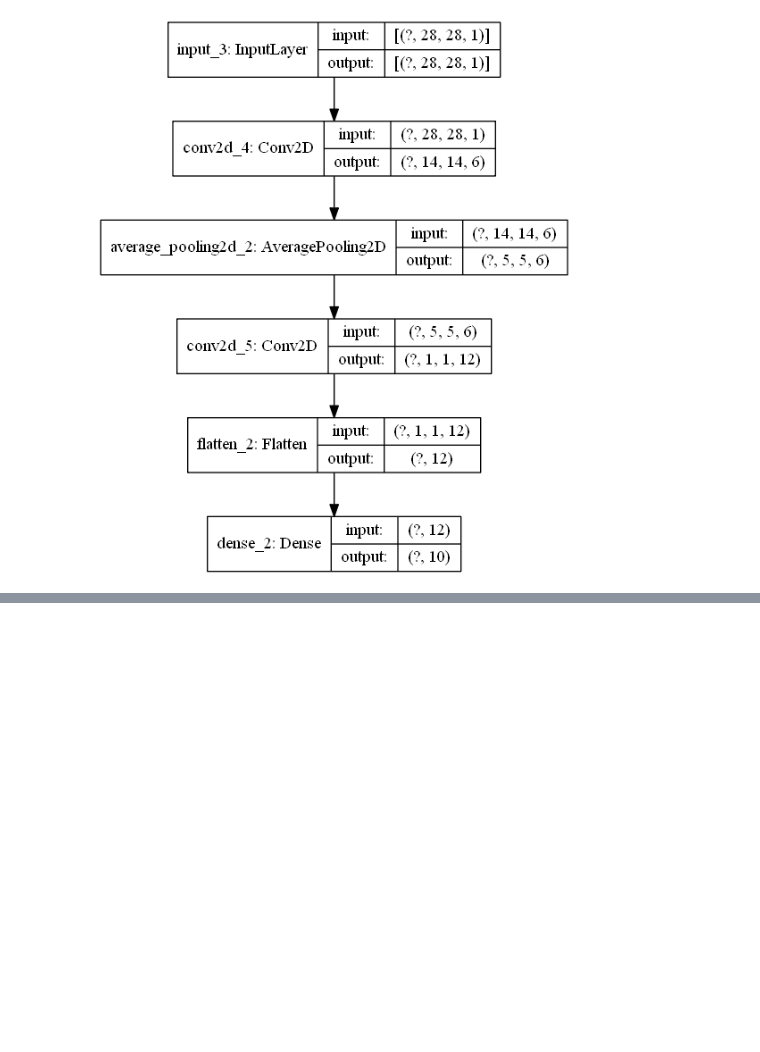
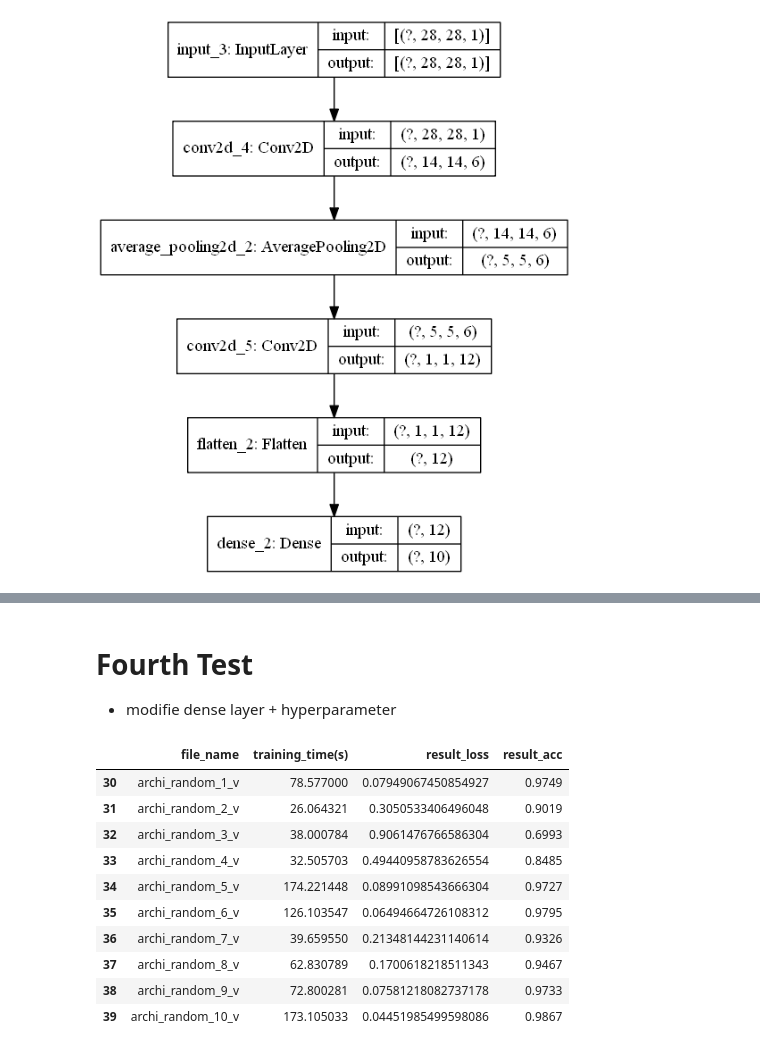
Before and after one commit to AntoineGr1/Memoire_code, a Jupyter notebook: analys_architecture.ipynb, the cells around one changed output, grey strips where cells are left out. Drawn from its saved outputs; the diff is of its cells as text; code cells hidden in the pictures; blank space fills up the shorter version.

```diff
--- a/analys_architecture.ipynb
+++ b/analys_architecture.ipynb
@@ -147,0 +192,19 @@ plot_model(model, show_shapes=True)
+# %% [markdown]
+# Fourth Test
+- modifie dense layer + hyperparameter
+# %%
+test4 = data[30:40]
+# %%
+test4
+# %% [output]
+|  | file_name | training_time(s) | result_loss | result_acc |
+| 30 | archi_random_1_v | 78.577000 | 0.07949067450854927 | 0.9749 |
+| 31 | archi_random_2_v | 26.064321 | 0.3050533406496048 | 0.9019 |
+| 32 | archi_random_3_v | 38.000784 | 0.9061476766586304 | 0.6993 |
+| 33 | archi_random_4_v | 32.505703 | 0.49440958783626554 | 0.8485 |
+| 34 | archi_random_5_v | 174.221448 | 0.08991098543666304 | 0.9727 |
+| 35 | archi_random_6_v | 126.103547 | 0.06494664726108312 | 0.9795 |
+| 36 | archi_random_7_v | 39.659550 | 0.21348144231140614 | 0.9326 |
+| 37 | archi_random_8_v | 62.830789 | 0.1700618218511343 | 0.9467 |
+| 38 | archi_random_9_v | 72.800281 | 0.07581218082737178 | 0.9733 |
+| 39 | archi_random_10_v | 173.105033 | 0.04451985499598086 | 0.9867 |
```
Also changed, not shown: parts of 10 cells of this notebook, 34 other files.
